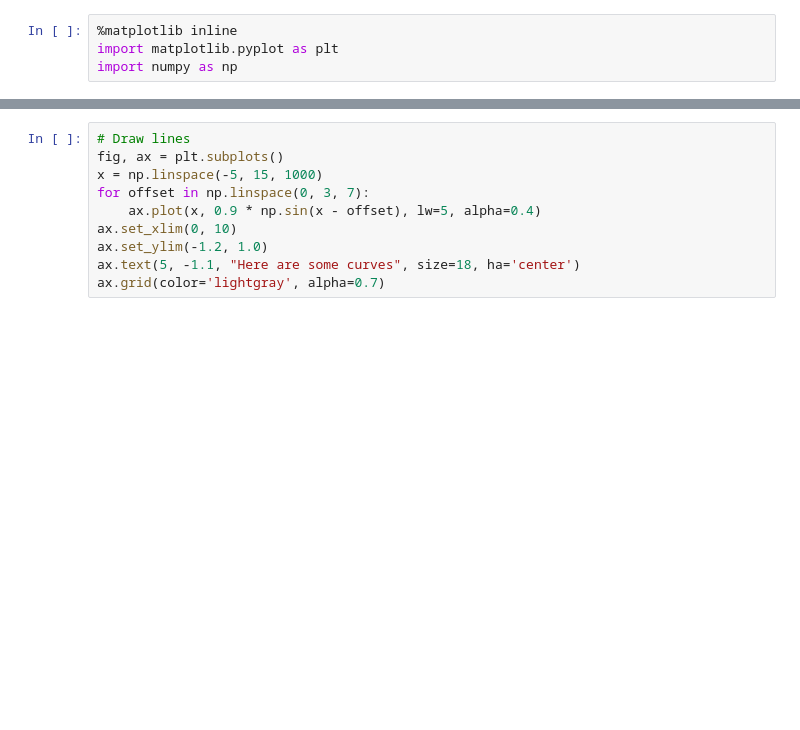
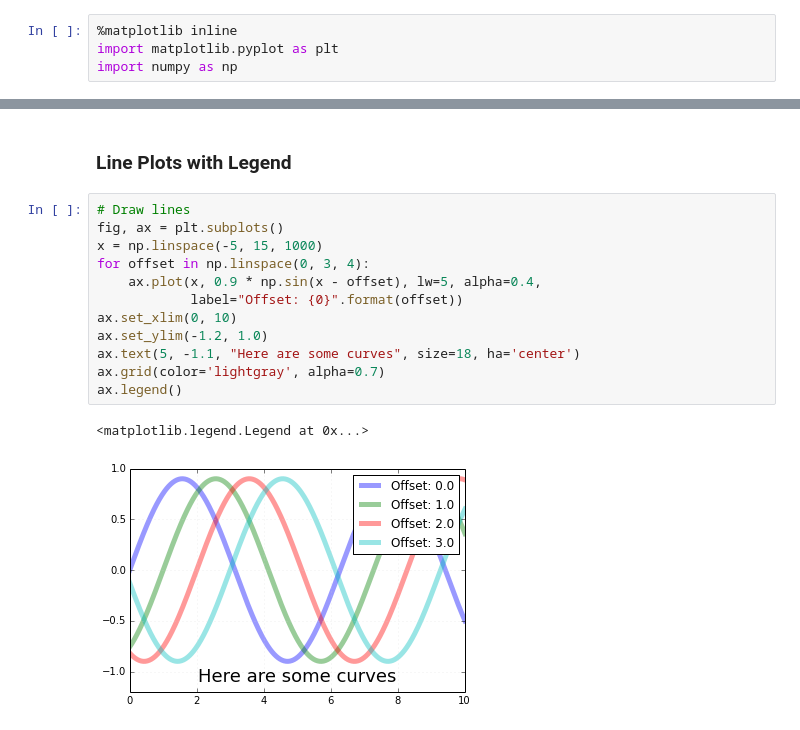
Before and after one commit to mpld3/mpld3, a Jupyter notebook: notebooks/mpld3_demo.ipynb, the cells around one changed output, grey strips where cells are left out. Saved outputs shown, nothing was run; the diff lists cells and outputs as text; blank space fills up the shorter version.

```diff
--- a/notebooks/mpld3_demo.ipynb
+++ b/notebooks/mpld3_demo.ipynb
@@ -41,10 +54,17 @@ ax.hist(x, 30, histtype='stepfilled', fc='lightblue', alpha=0.5);
+# %% [markdown]
+### Line Plots with Legend
 # %%
 # Draw lines
 fig, ax = plt.subplots()
 x = np.linspace(-5, 15, 1000)
-for offset in np.linspace(0, 3, 7):
-    ax.plot(x, 0.9 * np.sin(x - offset), lw=5, alpha=0.4)
+for offset in np.linspace(0, 3, 4):
+    ax.plot(x, 0.9 * np.sin(x - offset), lw=5, alpha=0.4,
+            label="Offset: {0}".format(offset))
 ax.set_xlim(0, 10)
 ax.set_ylim(-1.2, 1.0)
 ax.text(5, -1.1, "Here are some curves", size=18, ha='center')
 ax.grid(color='lightgray', alpha=0.7)
+ax.legend()
+# %% [output]
+<matplotlib.legend.Legend at 0x...>
+[figure, added]
```
Also changed, not shown: parts of 22 cells of this notebook, 1 other file.
